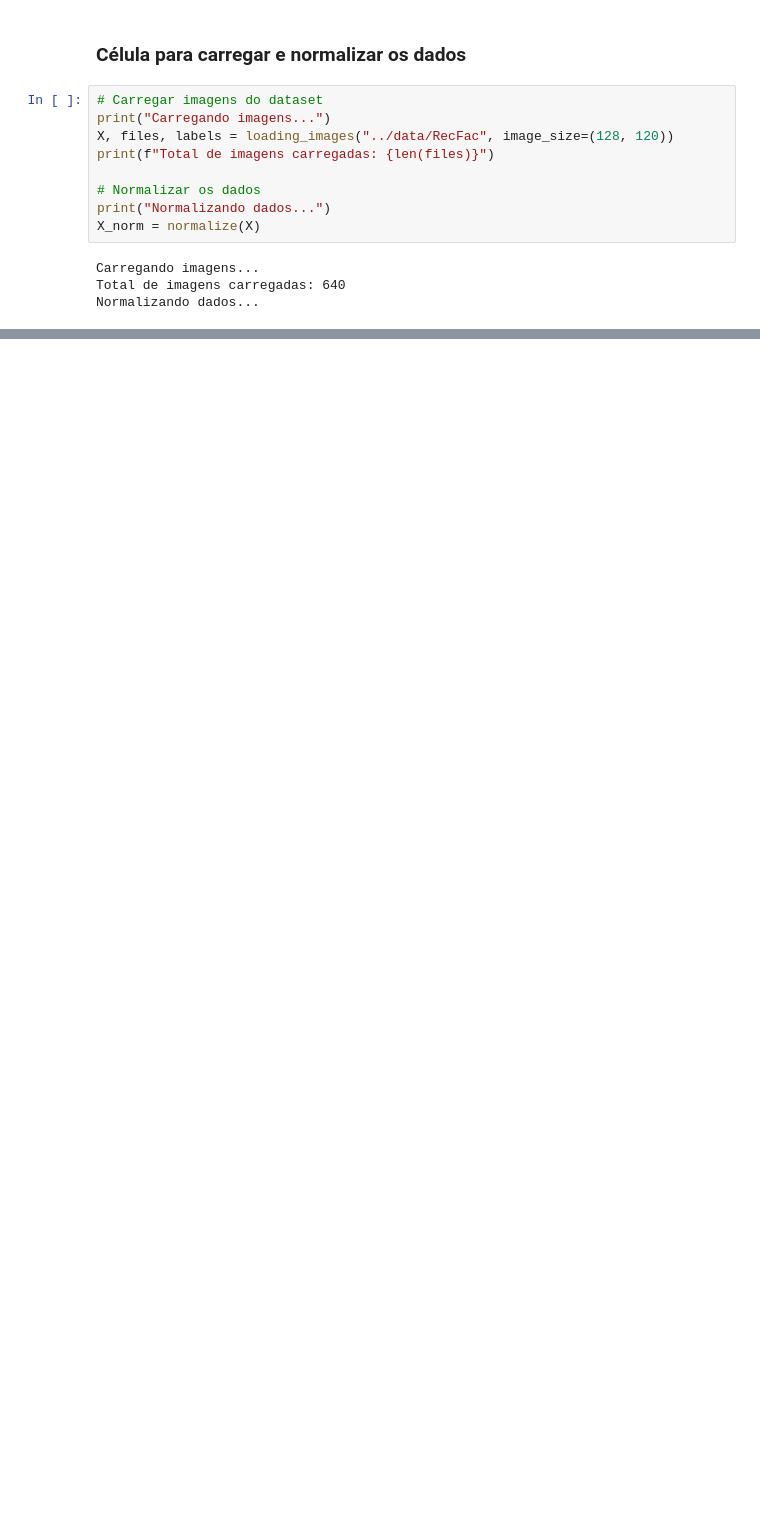
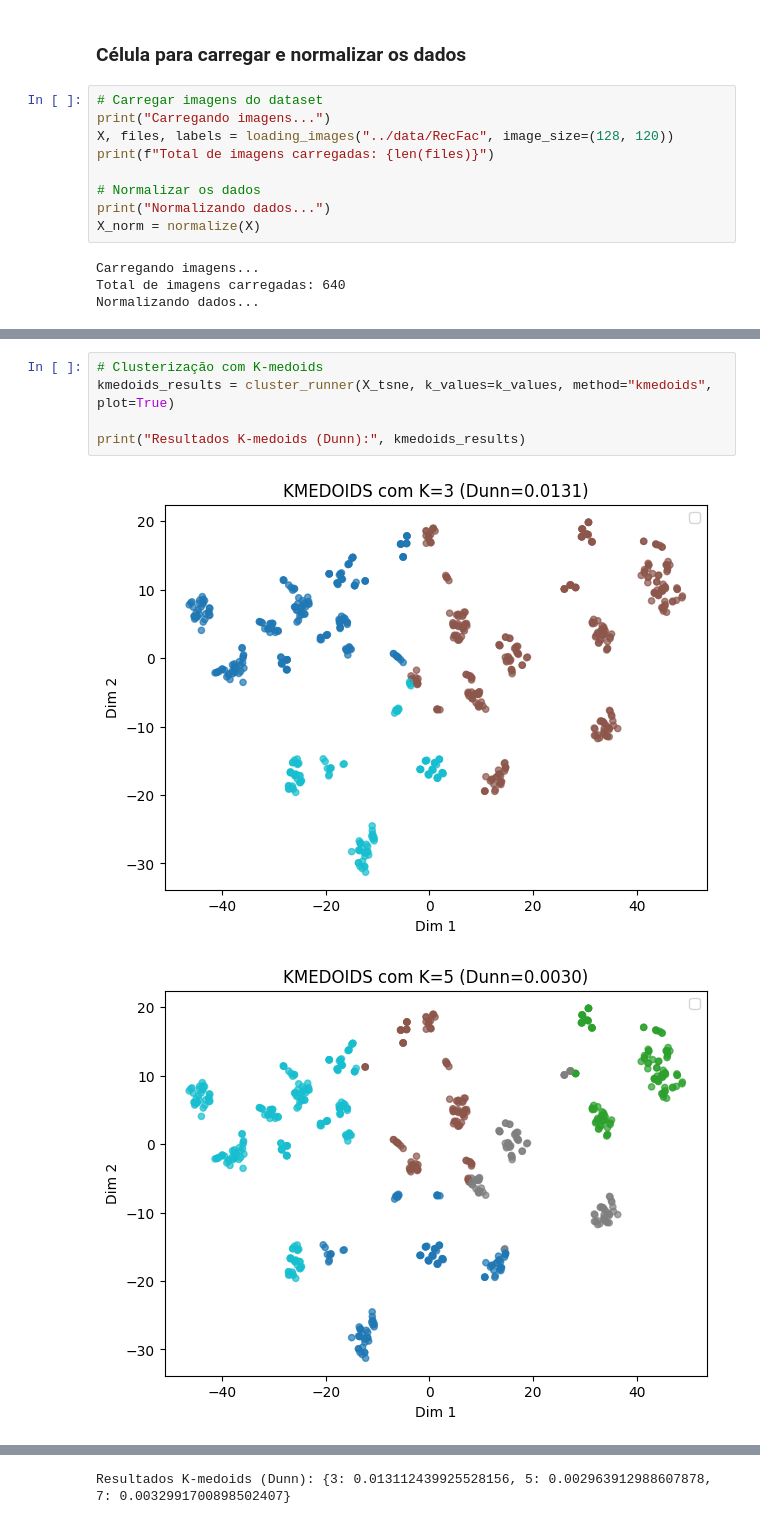
Before and after one commit to PedroKeita/ML-Vivencial, a Jupyter notebook: notebooks/nao_supervisionado.ipynb, the cells around one changed output, grey strips where cells are left out. Saved outputs shown, nothing was run; the diff lists cells and outputs as text; blank space fills up the shorter version.

```diff
--- a/notebooks/nao_supervisionado.ipynb
+++ b/notebooks/nao_supervisionado.ipynb
@@ -147,0 +80,8 @@ kmedoids_results_umap = cluster_runner(X_umap, k_values=[3,5,7], method="kmedoid
+# %%
+# Clusterização com K-medoids
+kmedoids_results = cluster_runner(X_tsne, k_values=k_values, method="kmedoids", plot=True)
+
+print("Resultados K-medoids (Dunn):", kmedoids_results)
+# %% [output]
+[figure, added]
+[figure, added]
@@ -147,0 +89 @@ kmedoids_results_umap = cluster_runner(X_umap, k_values=[3,5,7], method="kmedoid
+Resultados K-medoids (Dunn): {3: 0.013112439925528156, 5: 0.002963912988607878, 7: 0.0032991700898502407}
```
Also changed, not shown: parts of 16 cells of this notebook, 22 other files.
